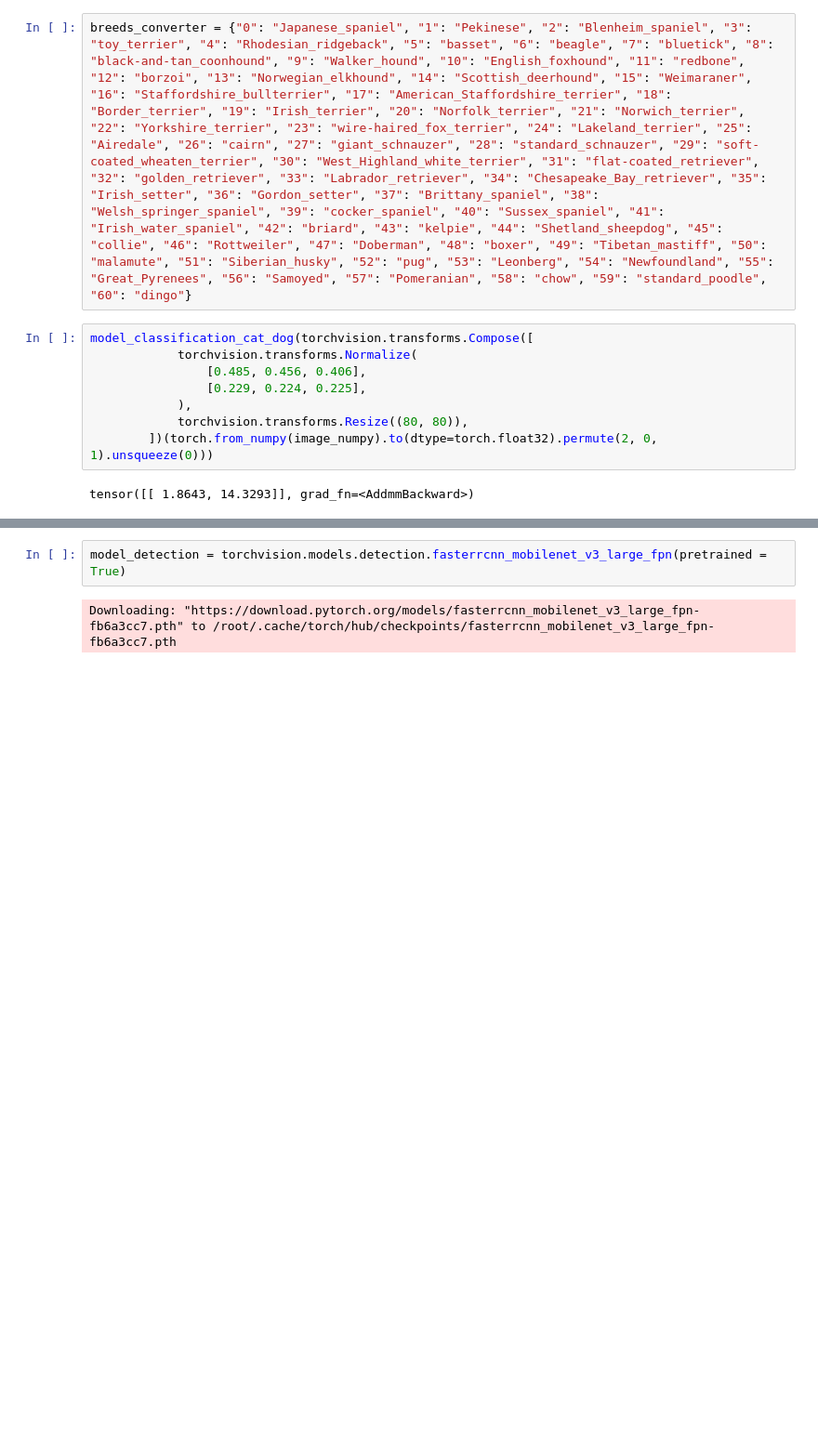
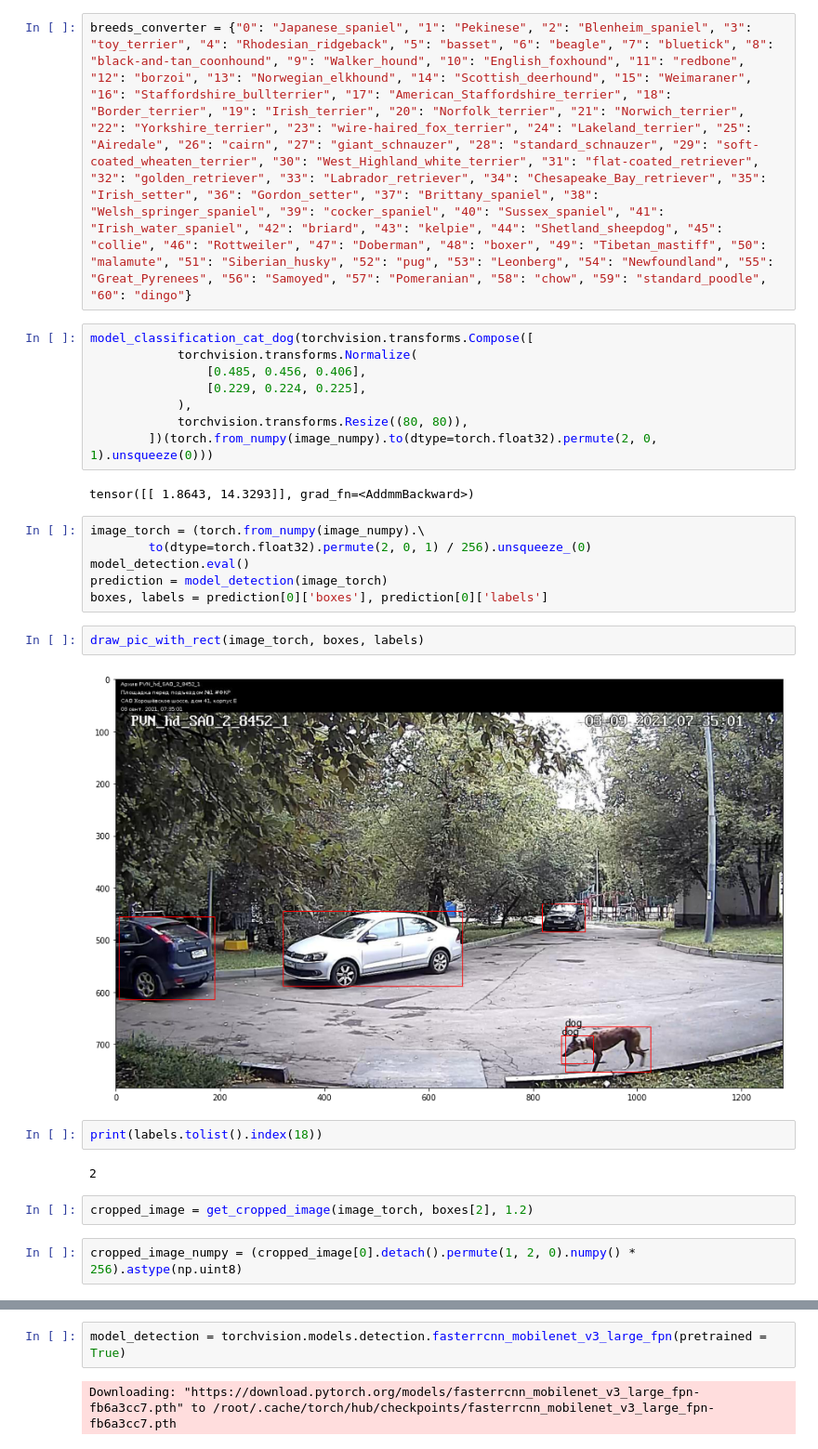
Before and after one commit to kirrya95/leaders2021, a Jupyter notebook: main_class_leaders2021.ipynb, the cells around one changed output, grey strips where cells are left out. Shown at 93% size. Cells and saved outputs as stored; diff of their text form; blank space fills up the shorter version.

```diff
--- a/main_class_leaders2021.ipynb
+++ b/main_class_leaders2021.ipynb
@@ -287,3 +338,21 @@ model_classification_cat_dog(torchvision.transforms.Compose([
         ])(torch.from_numpy(image_numpy).to(dtype=torch.float32).permute(2, 0, 1).unsqueeze(0)))
 # %% [output]
 tensor([[ 1.8643, 14.3293]], grad_fn=<AddmmBackward>)
+# %%
+image_torch = (torch.from_numpy(image_numpy).\
+        to(dtype=torch.float32).permute(2, 0, 1) / 256).unsqueeze_(0)
+model_detection.eval()
+prediction = model_detection(image_torch)
+boxes, labels = prediction[0]['boxes'], prediction[0]['labels']
+# %%
+draw_pic_with_rect(image_torch, boxes, labels)
+# %% [output]
+[figure, added]
+# %%
+print(labels.tolist().index(18))
+# %% [output]
+2
+# %%
+cropped_image = get_cropped_image(image_torch, boxes[2], 1.2)
+# %%
+cropped_image_numpy = (cropped_image[0].detach().permute(1, 2, 0).numpy() * 256).astype(np.uint8)
```
Also changed, not shown: parts of 17 cells of this notebook.
